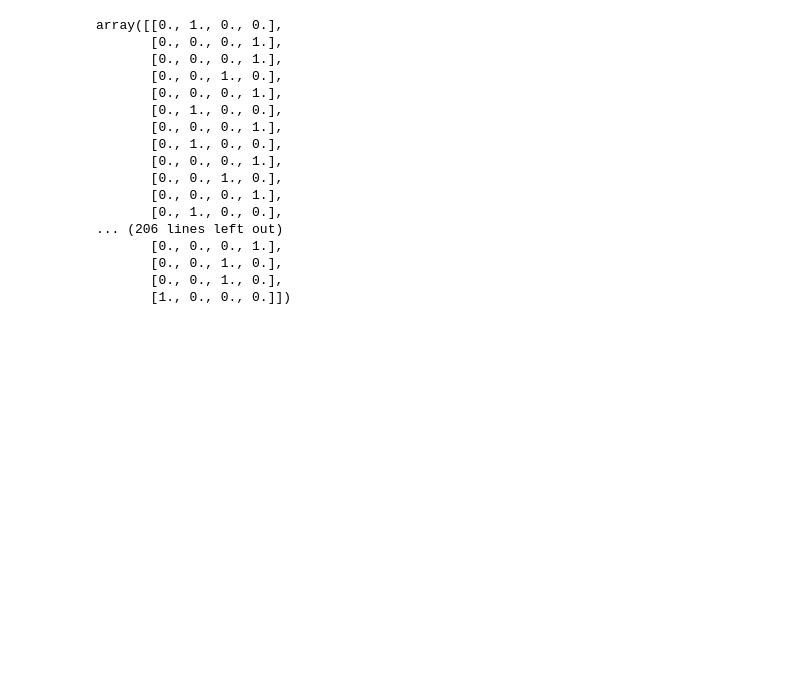
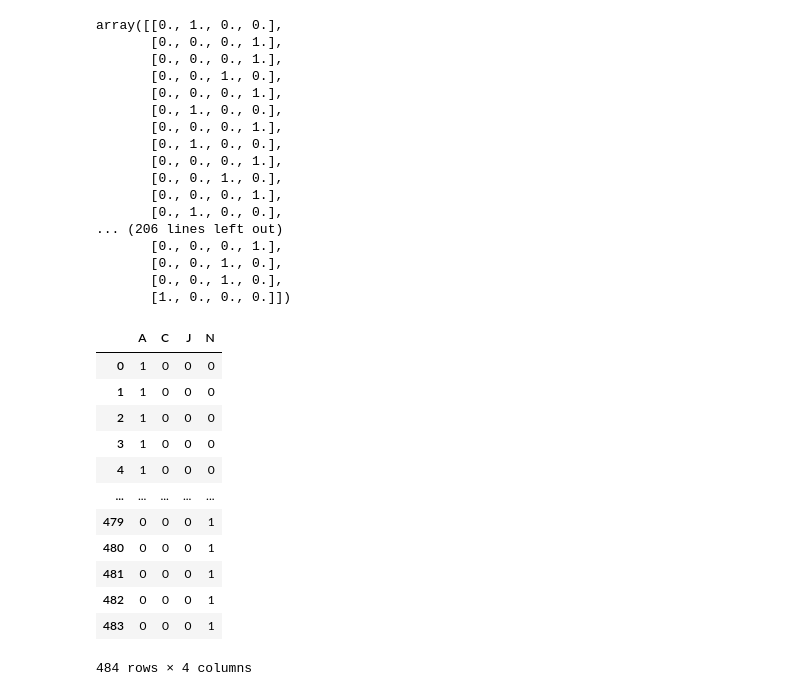
Before and after one commit to Dweepa/Genes, a Jupyter notebook: SPVec/Smiles2vec.ipynb, the cells around one changed output. Saved outputs shown, nothing was run; the diff lists cells and outputs as text; code cells hidden in the pictures; blank space fills up the shorter version.

```diff
--- a/SPVec/Smiles2vec.ipynb
+++ b/SPVec/Smiles2vec.ipynb
@@ -78,12 +74,15 @@ OneHotEncoder(categorical_features=None, categories=None,
 def encodeSmile(smile, oe):
     word = []
     for char in smile:
-        temp = list(oe.transform(np.asarray([char]).reshape(1, -1)).toarray()[0])
+        try:
+            temp = list(oe[char])
+        except:
+            temp = [0 for a in range(len(vocabulary))]
         word = word + temp
     return np.asarray(word, dtype=int)
 # %%
 X = []
-X = [encodeSmile(smile, oe) for smile in df['smiles']]
+X = [encodeSmile(smile, oe_dict) for smile in df['smiles']]
 # %%
 X = np.asarray(X)
 # %%
@@ -222,3 +209,21 @@ array([[0., 1., 0., 0.],
        [0., 0., 1., 0.],
        [0., 0., 1., 0.],
        [1., 0., 0., 0.]])
+# %%
+oeAtc = pd.get_dummies(np.asarray(X_df['target']))
+# %%
+oeAtc
+# %% [output]
+|  | A | C | J | N |
+| 0 | 1 | 0 | 0 | 0 |
+| 1 | 1 | 0 | 0 | 0 |
+| 2 | 1 | 0 | 0 | 0 |
+| 3 | 1 | 0 | 0 | 0 |
+| 4 | 1 | 0 | 0 | 0 |
+| ... | ... | ... | ... | ... |
+| 479 | 0 | 0 | 0 | 1 |
+| 480 | 0 | 0 | 0 | 1 |
+| 481 | 0 | 0 | 0 | 1 |
+| 482 | 0 | 0 | 0 | 1 |
+| 483 | 0 | 0 | 0 | 1 |
+484 rows × 4 columns
```
Also changed, not shown: parts of 12 cells of this notebook.
